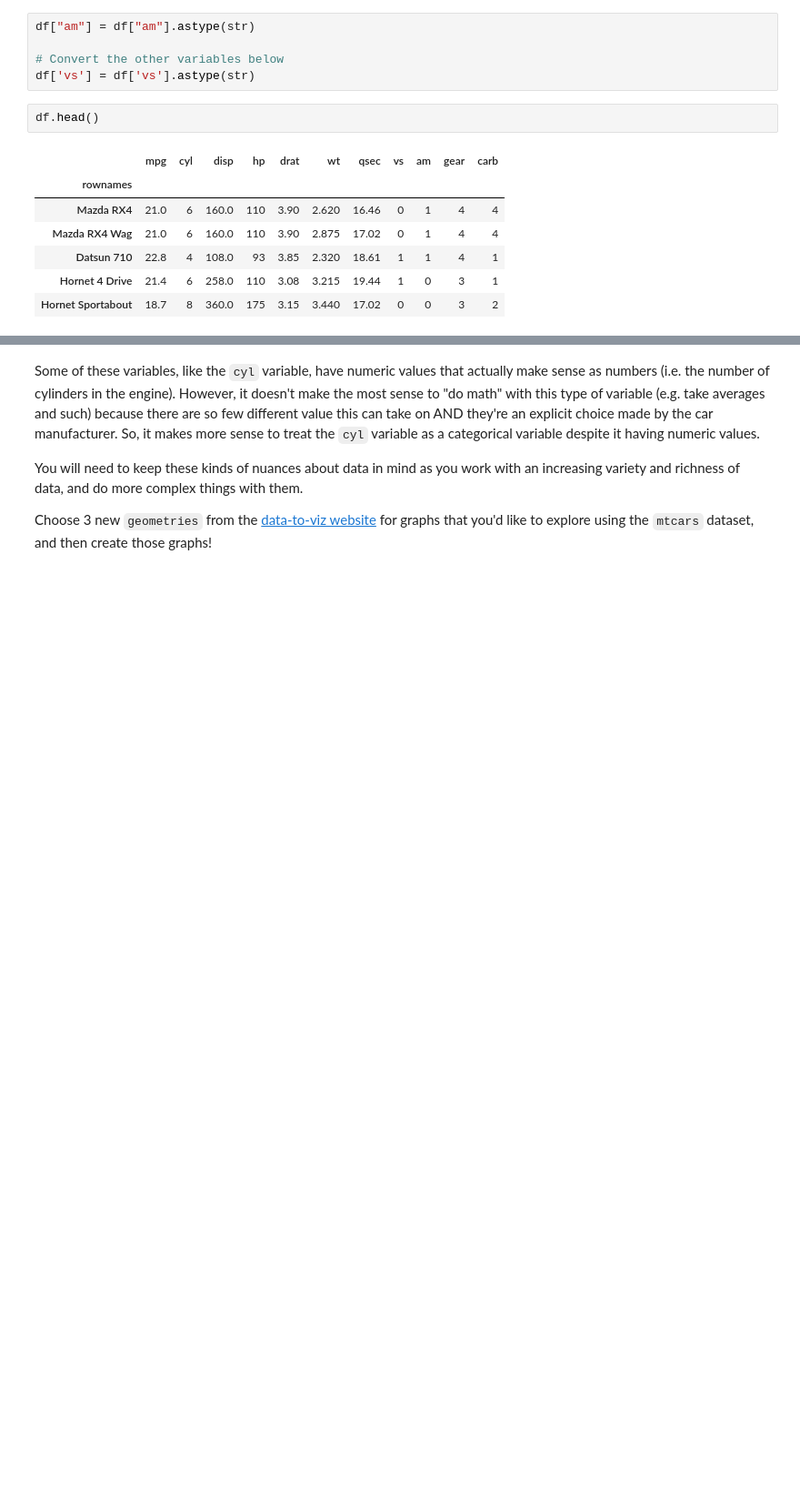
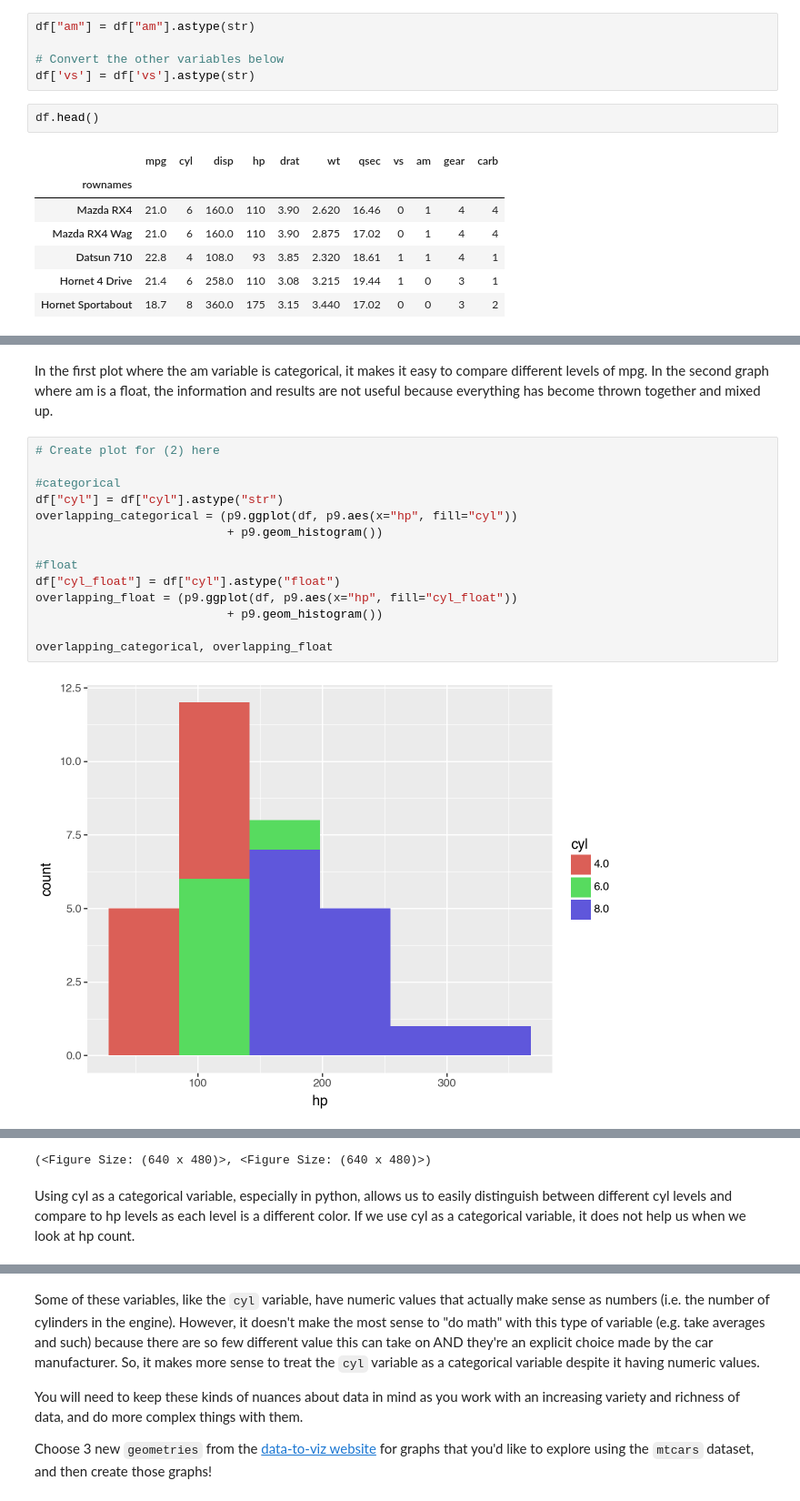
Before and after one commit to jackmuoio1/Jack---Machine-Learning, a Jupyter notebook: Introduction_to_Data_Viz_Using_mtcars_Dataset.ipynb, the cells around one changed output, grey strips where cells are left out. Shown at 91% size. Cells and saved outputs as stored; diff of their text form; blank space fills up the shorter version.

```diff
--- a/Introduction_to_Data_Viz_Using_mtcars_Dataset.ipynb
+++ b/Introduction_to_Data_Viz_Using_mtcars_Dataset.ipynb
@@ -53,0 +69,18 @@ It should also be clear by how `plotnine` treats these variables.
+# %% [markdown]
+In the first plot where the am variable is categorical, it makes it easy to compare different levels of mpg. In the second graph where am is a float, the information and results are not useful because everything has become thrown together and mixed up.
+# %%
+# Create plot for (2) here
+
+#categorical
+df["cyl"] = df["cyl"].astype("str")
+overlapping_categorical = (p9.ggplot(df, p9.aes(x="hp", fill="cyl"))
+                           + p9.geom_histogram())
+
+#float
+df["cyl_float"] = df["cyl"].astype("float")
+overlapping_float = (p9.ggplot(df, p9.aes(x="hp", fill="cyl_float"))
+                           + p9.geom_histogram())
+
+overlapping_categorical, overlapping_float
+# %% [output]
+[figure, added]
@@ -53,0 +88,3 @@ It should also be clear by how `plotnine` treats these variables.
+(<Figure Size: (640 x 480)>, <Figure Size: (640 x 480)>)
+# %% [markdown]
+Using cyl as a categorical variable, especially in python, allows us to easily distinguish between different cyl levels and compare to hp levels as each level is a different color. If we use cyl as a categorical variable, it does not help us when we look at hp count.
```
Also changed, not shown: parts of 13 cells of this notebook, 1 other file.
